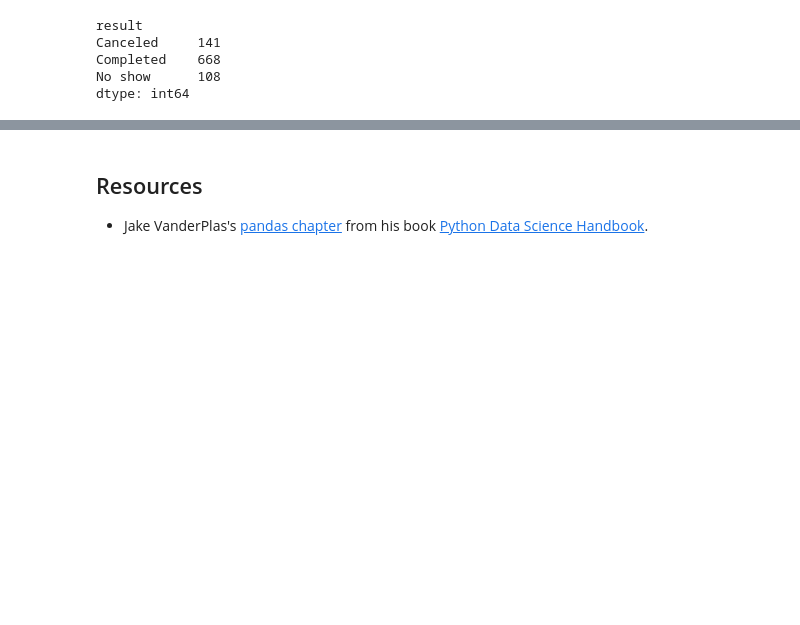
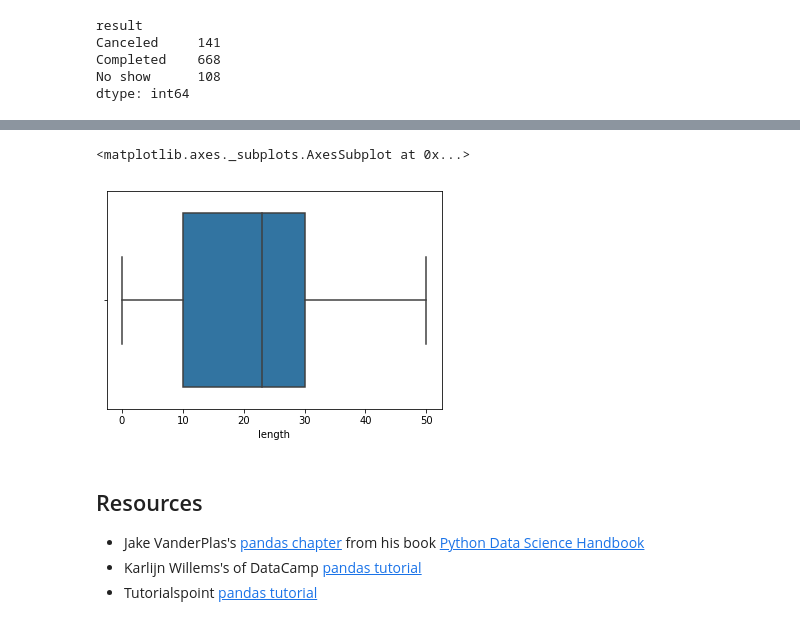
Before and after one commit to nathan-booth/pandas-tutorial, a Jupyter notebook: pandas-tutorial.ipynb, the cells around one changed output, grey strips where cells are left out. Cells and saved outputs as stored; diff of their text form; code cells hidden in the pictures; blank space fills up the shorter version.

```diff
--- a/pandas-tutorial.ipynb
+++ b/pandas-tutorial.ipynb
@@ -354,4 +411,11 @@ sns.barplot(x = 'result', y = 'length', data=df1)
+# %%
+sns.boxplot(x=df1.loc[:, 'length'])
+# %% [output]
+<matplotlib.axes._subplots.AxesSubplot at 0x...>
+[figure, added]
 # %% [markdown]
 ## Resources
 
-* Jake VanderPlas's [pandas chapter](https://jakevdp.github.io/PythonDataScienceHandbook/03.00-introduction-to-pandas.html) from his book [Python Data Science Handbook](https://jakevdp.github.io/PythonDataScienceHandbook/).
+* Jake VanderPlas's [pandas chapter](https://jakevdp.github.io/PythonDataScienceHandbook/03.00-introduction-to-pandas.html) from his book [Python Data Science Handbook](https://jakevdp.github.io/PythonDataScienceHandbook/)
+* Karlijn Willems's of DataCamp [pandas tutorial](https://www.datacamp.com/community/tutorials/pandas-tutorial-dataframe-python)
+* Tutorialspoint [pandas tutorial](https://www.tutorialspoint.com/python_pandas)
```
Also changed, not shown: parts of 33 cells of this notebook.
